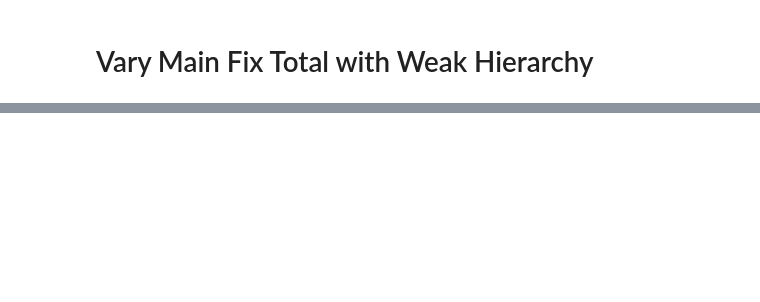
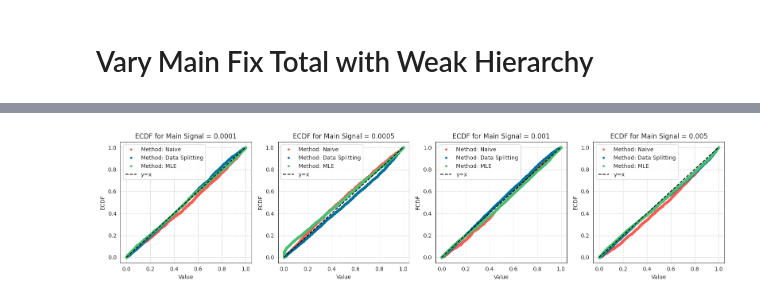
Before and after one commit to yiling-h/SI-Interaction, a Jupyter notebook: selectinf/Simulation/H1/Results/main_fix_total/plotting.ipynb, the cells around one changed output, grey strips where cells are left out. Drawn from its saved outputs; the diff is of its cells as text; code cells hidden in the pictures; blank space fills up the shorter version.

```diff
--- a/selectinf/Simulation/H1/Results/main_fix_total/plotting.ipynb
+++ b/selectinf/Simulation/H1/Results/main_fix_total/plotting.ipynb
@@ -68,6 +75,10 @@ plot_ecdfs(filtered_dict, xaxis="SNR")
 # %%
 ## Plotting dict: SNR - Method - List of pvals
 filtered_dict = filter_pval_dict(pvals_all, targets_all, threshold = 10)
+# %%
+plot_ecdfs(filtered_dict, xaxis="Main Signal")
+# %% [output]
+[figure, added]
 # %%
 pd.DataFrame(targets_all)
 # %% [output]
```
Also changed, not shown: parts of 16 cells of this notebook, 26 other files.
